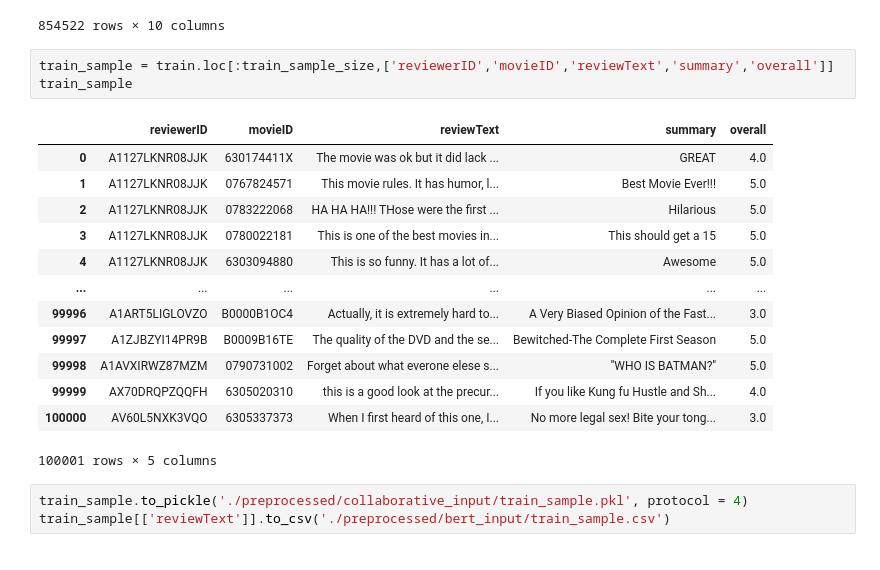
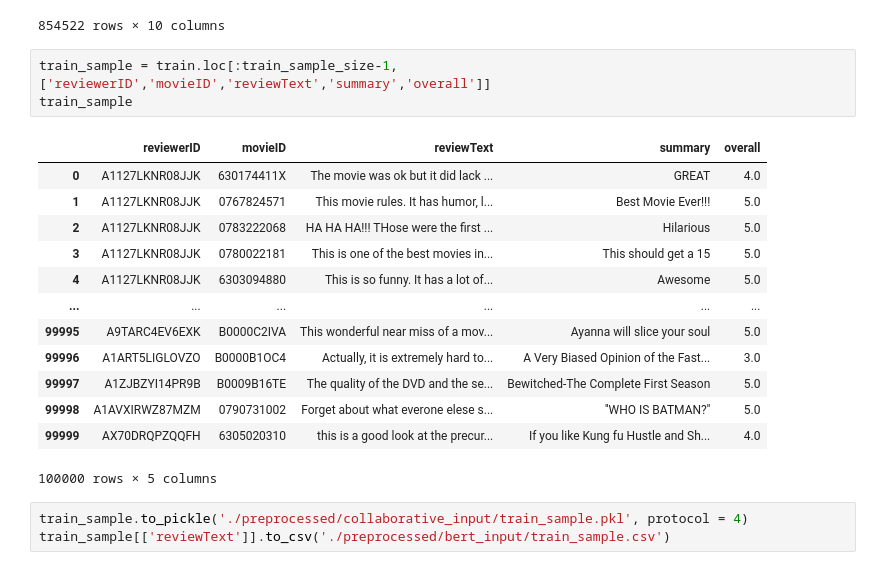
Before and after one commit to bKolisnik/CSC2515FinalProject, a Jupyter notebook: DataEngineering.ipynb, the cells around one changed output. Saved outputs shown, nothing was run; the diff lists cells and outputs as text.

Commit message:
made train_sample 100000 rows instead of 100001

```diff
--- a/DataEngineering.ipynb
+++ b/DataEngineering.ipynb
@@ -170,22 +170,22 @@ test
 | 854521 | A336FCPK8ZVMYT | B000NDDU1K | Gerald Williams "booklistener" | [0, 0] | Old people like me need subtitles. | 4.0 | Four Stars | 1405987200 | 2014-07-22 | ... |
 854522 rows × 10 columns
 # %%
-train_sample = train.loc[:train_sample_size,['reviewerID','movieID','reviewText','summary','overall']]
+train_sample = train.loc[:train_sample_size-1,['reviewerID','movieID','reviewText','summary','overall']]
 train_sample
 # %% [output]
 |  | reviewerID | movieID | reviewText | summary | overall |
 | 0 | A1127LKNR08JJK | 630174411X | The movie was ok but it did lack ... | GREAT | 4.0 |
 | 1 | A1127LKNR08JJK | 0767824571 | This movie rules. It has humor, l... | Best Movie Ever!!! | 5.0 |
 | 2 | A1127LKNR08JJK | 0783222068 | HA HA HA!!! THose were the first ... | Hilarious | 5.0 |
 | 3 | A1127LKNR08JJK | 0780022181 | This is one of the best movies in... | This should get a 15 | 5.0 |
 | 4 | A1127LKNR08JJK | 6303094880 | This is so funny. It has a lot of... | Awesome | 5.0 |
 | ... | ... | ... | ... | ... | ... |
+| 99995 | A9TARC4EV6EXK | B0000C2IVA | This wonderful near miss of a mov... | Ayanna will slice your soul | 5.0 |
 | 99996 | A1ART5LIGLOVZO | B0000B1OC4 | Actually, it is extremely hard to... | A Very Biased Opinion of the Fast... | 3.0 |
 | 99997 | A1ZJBZYI14PR9B | B0009B16TE | The quality of the DVD and the se... | Bewitched-The Complete First Season | 5.0 |
 | 99998 | A1AVXIRWZ87MZM | 0790731002 | Forget about what everone elese s... | ''WHO IS BATMAN?'' | 5.0 |
 | 99999 | AX70DRQPZQQFH | 6305020310 | this is a good look at the precur... | If you like Kung fu Hustle and Sh... | 4.0 |
-| 100000 | AV60L5NXK3VQO | 6305337373 | When I first heard of this one, I... | No more legal sex! Bite your tong... | 3.0 |
-100001 rows × 5 columns
+100000 rows × 5 columns
 # %%
 train_sample.to_pickle('./preprocessed/collaborative_input/train_sample.pkl', protocol = 4)
 train_sample[['reviewText']].to_csv('./preprocessed/bert_input/train_sample.csv')
```
